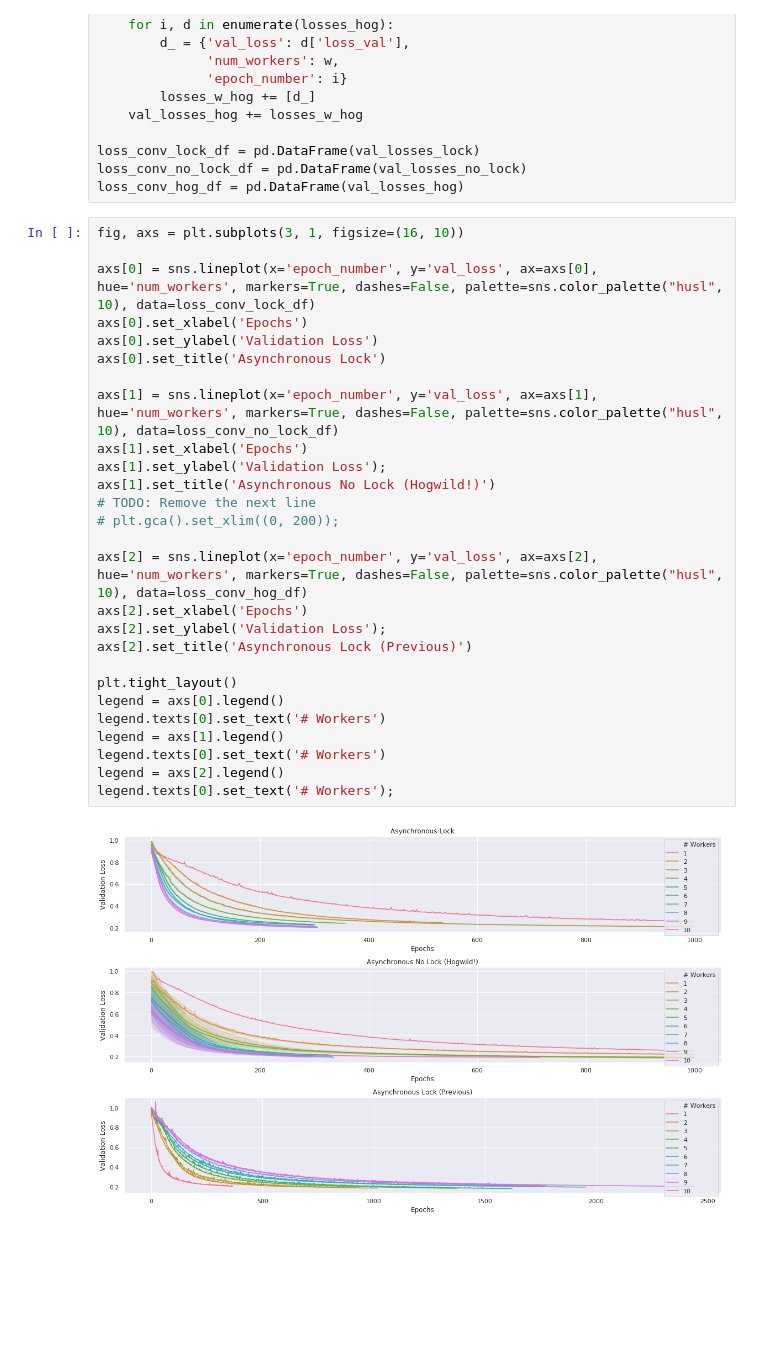
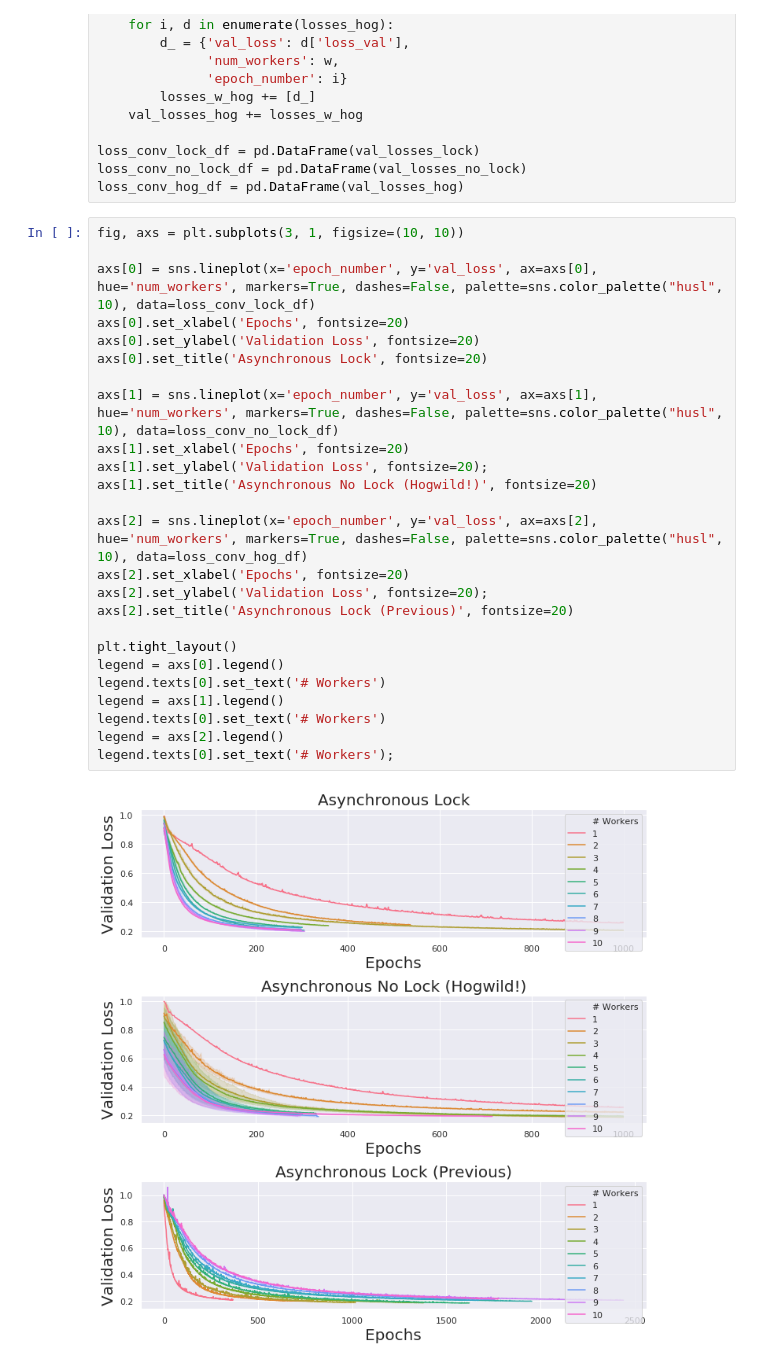
Before and after one commit to rusucosmin/hw, a Jupyter notebook: analysis/analysis-2.ipynb, the cells around one changed output. Drawn from its saved outputs; the diff is of its cells as text; blank space fills up the shorter version.

```diff
--- a/analysis/analysis-2.ipynb
+++ b/analysis/analysis-2.ipynb
@@ -119,31 +119,29 @@ loss_conv_lock_df = pd.DataFrame(val_losses_lock)
 loss_conv_no_lock_df = pd.DataFrame(val_losses_no_lock)
 loss_conv_hog_df = pd.DataFrame(val_losses_hog)
 # %%
-fig, axs = plt.subplots(3, 1, figsize=(16, 10))
+fig, axs = plt.subplots(3, 1, figsize=(10, 10))
 
 axs[0] = sns.lineplot(x='epoch_number', y='val_loss', ax=axs[0], hue='num_workers', markers=True, dashes=False, palette=sns.color_palette("husl", 10), data=loss_conv_lock_df)
-axs[0].set_xlabel('Epochs')
-axs[0].set_ylabel('Validation Loss')
-axs[0].set_title('Asynchronous Lock')
+axs[0].set_xlabel('Epochs', fontsize=20)
+axs[0].set_ylabel('Validation Loss', fontsize=20)
+axs[0].set_title('Asynchronous Lock', fontsize=20)
 
 axs[1] = sns.lineplot(x='epoch_number', y='val_loss', ax=axs[1], hue='num_workers', markers=True, dashes=False, palette=sns.color_palette("husl", 10), data=loss_conv_no_lock_df)
-axs[1].set_xlabel('Epochs')
-axs[1].set_ylabel('Validation Loss');
-axs[1].set_title('Asynchronous No Lock (Hogwild!)')
-# TODO: Remove the next line
-# plt.gca().set_xlim((0, 200));
+axs[1].set_xlabel('Epochs', fontsize=20)
+axs[1].set_ylabel('Validation Loss', fontsize=20);
+axs[1].set_title('Asynchronous No Lock (Hogwild!)', fontsize=20)
 
 axs[2] = sns.lineplot(x='epoch_number', y='val_loss', ax=axs[2], hue='num_workers', markers=True, dashes=False, palette=sns.color_palette("husl", 10), data=loss_conv_hog_df)
-axs[2].set_xlabel('Epochs')
-axs[2].set_ylabel('Validation Loss');
-axs[2].set_title('Asynchronous Lock (Previous)')
+axs[2].set_xlabel('Epochs', fontsize=20)
+axs[2].set_ylabel('Validation Loss', fontsize=20);
+axs[2].set_title('Asynchronous Lock (Previous)', fontsize=20)
 
 plt.tight_layout()
 legend = axs[0].legend()
 legend.texts[0].set_text('# Workers')
 legend = axs[1].legend()
 legend.texts[0].set_text('# Workers')
 legend = axs[2].legend()
 legend.texts[0].set_text('# Workers');
 # %% [output]
-[figure, old version]
+[figure, new version]
```
Also changed, not shown: parts of 1 cell of this notebook.
